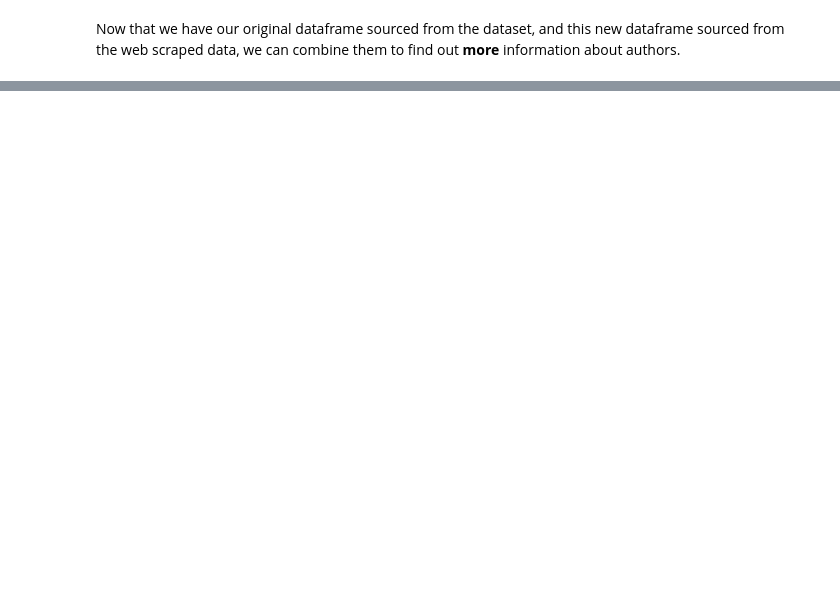
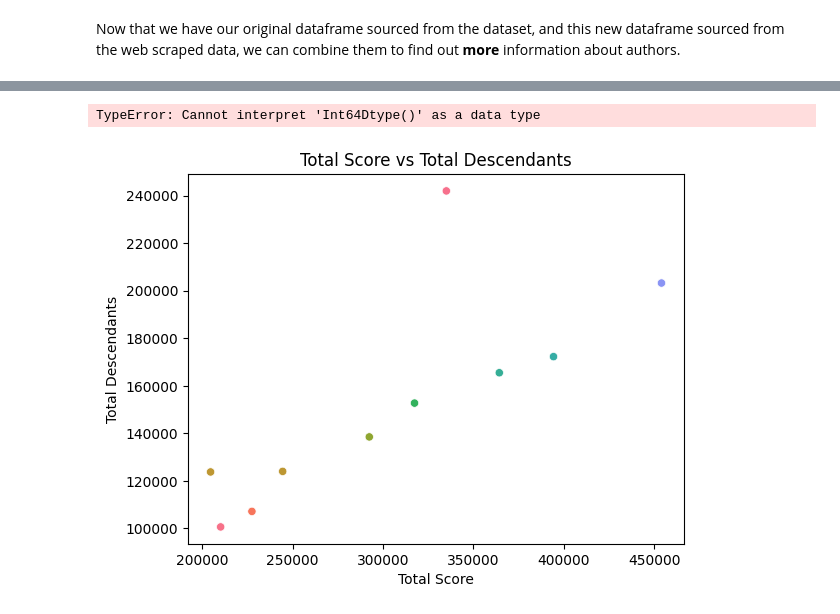
Before and after one commit to biggiefats/HackerNewsAnalysis, a Jupyter notebook: HackerNews.ipynb, the cells around one changed output, grey strips where cells are left out. Cells and saved outputs as stored; diff of their text form; code cells hidden in the pictures; blank space fills up the shorter version.

```diff
--- a/HackerNews.ipynb
+++ b/HackerNews.ipynb
@@ -625,30 +628,25 @@ options = webdriver.ChromeOptions()
 options.add_argument('--headless')
 options.add_argument('--no-sandbox')
 options.add_argument('--disable-gpu')
-options.add_argument('--disable-dve-shm-usage')
+options.add_argument('--disable-dev-shm-usage')
+options.add_argument('--disable-javascript')
 agent = webdriver.Chrome(options=options)
 
 # Data extraction
 info_df = pd.DataFrame(columns=['user', 'created', 'karma', 'about'])
-iteration = 0
 
-# do top 10, for method is unoptimised
-for user in df.head(10)['author']:
+# do top 10, for method is unoptimised and has random runtime (don't know why)
+for user in df.head(10)['author'].values:
     agent.get(f'https://news.ycombinator.com/user?id={user}')
     html = agent.page_source
     soup = BeautifulSoup(html, 'lxml')
 
     stats = soup.find('table', attrs={'border': "0"})
-    try:
-        specific = [t for t in stats.find('tbody').text.split('\n') if t != ''][3].split(":")
-        data = [specific[1].replace('created', ''),
-                specific[2].replace('karma',''),
-                int(specific[3].replace('about', '')),
-                specific[4].replace('submissionscommentsfavorites','')]
-    except AttributeError:
-        print(f"Cancelled Iteration {iteration}: No Data on User")
-        df.drop(index=df[df['author'] == user].index)
-        continue
+    specific = [t for t in stats.find('tbody').text.split('\n') if t != ''][3].split(":")
+    data = [specific[1].replace('created', ''),
+            specific[2].replace('karma',''),
+            int(specific[3].replace('about', '')),
+            specific[4].replace('submissionscommentsfavorites','')]
+    info_df.loc[len(info_df)] = data
 
-    info_df.loc[len(info_df)] = data
-    print(f"Completed Iteration {iteration}")
+print(info_df)
@@ -662,0 +704,15 @@ print(df)
+# %%
+# Data
+x = df['total_score']
+y = df['total_descendants']
+
+# Visualisation
+fig, ax = plt.subplots()
+ax.set_title('Total Score vs Total Descendants')
+ax.set_xlabel('Total Score')
+ax.set_ylabel('Total Descendants')
+sns.scatterplot(x=x, y=y, hue=df['total_descendants'], palette='husl')
+plt.show()
+# %% [output]
+TypeError: Cannot interpret 'Int64Dtype()' as a data type
+[figure, added]
```
Also changed, not shown: parts of 18 cells of this notebook.
